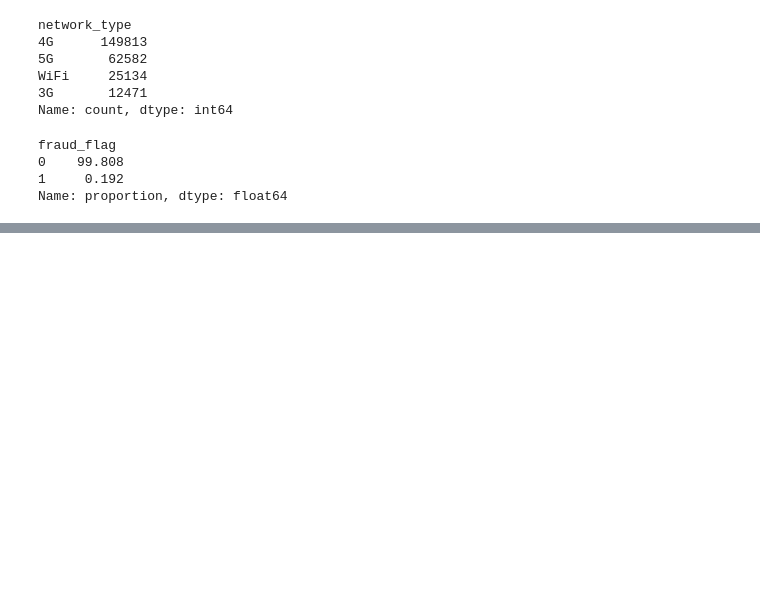
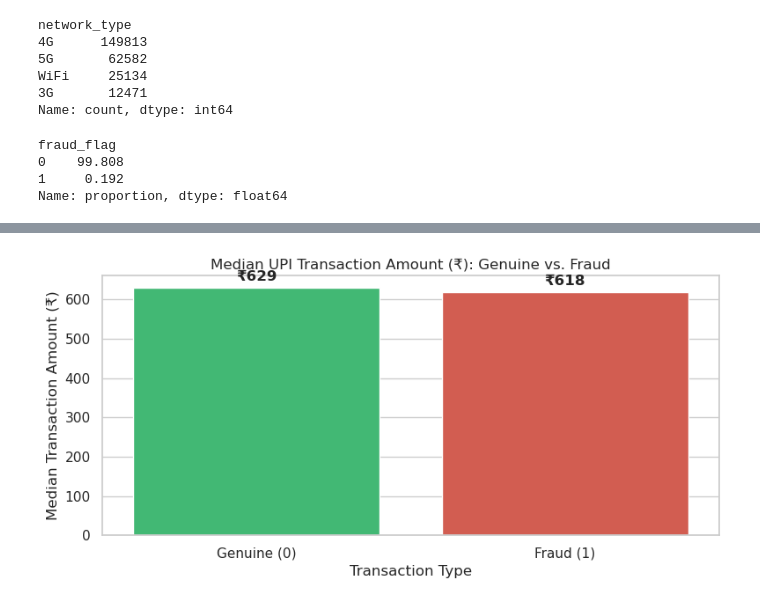
Before and after one commit to saurabhack/Upi_fraud_detection_machine_learning_project, a Jupyter notebook: EDA.ipynb, the cells around one changed output, grey strips where cells are left out. Drawn from its saved outputs; the diff is of its cells as text; code cells hidden in the pictures; blank space fills up the shorter version.

```diff
--- a/EDA.ipynb
+++ b/EDA.ipynb
@@ -200,0 +262,24 @@ Name: proportion, dtype: float64
+# %%
+ax = sns.barplot(
+    data=data,
+    x="fraud_flag",
+    y="amount (INR)",
+    hue="fraud_flag",
+    estimator="median",
+    errorbar=None,
+    palette=["#2ecc71", "#e74c3c"],
+    legend=False
+)
+
+ax.set_title("Median UPI Transaction Amount (₹): Genuine vs. Fraud")
+ax.set_xlabel("Transaction Type")
+ax.set_ylabel("Median Transaction Amount (₹)")
+ax.set_xticks([0, 1])
+ax.set_xticklabels(["Genuine (0)", "Fraud (1)"])
+for container in ax.containers:
+    ax.bar_label(container, fmt="₹%.0f", padding=4, fontweight="bold")
+
+plt.tight_layout()
+plt.show()
+# %% [output]
+[figure, added]
```
Also changed, not shown: parts of 15 cells of this notebook.
